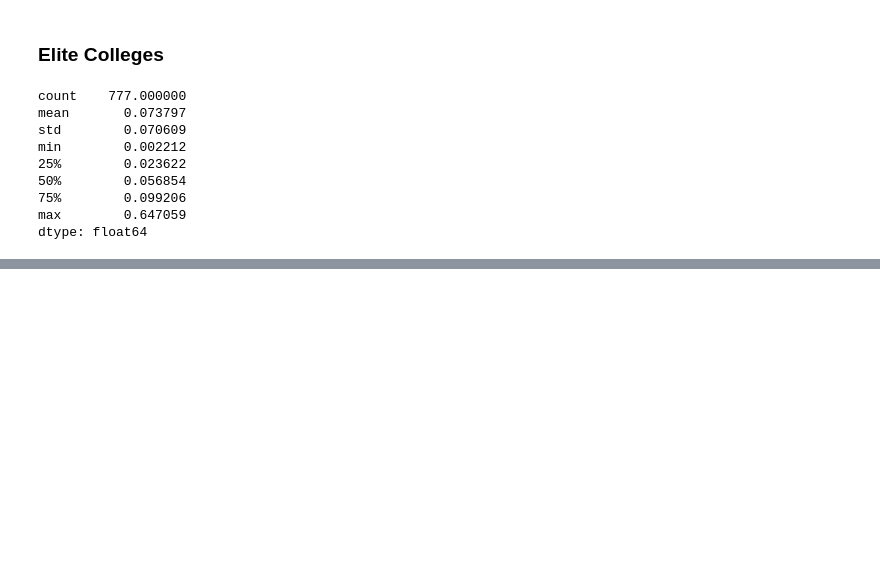
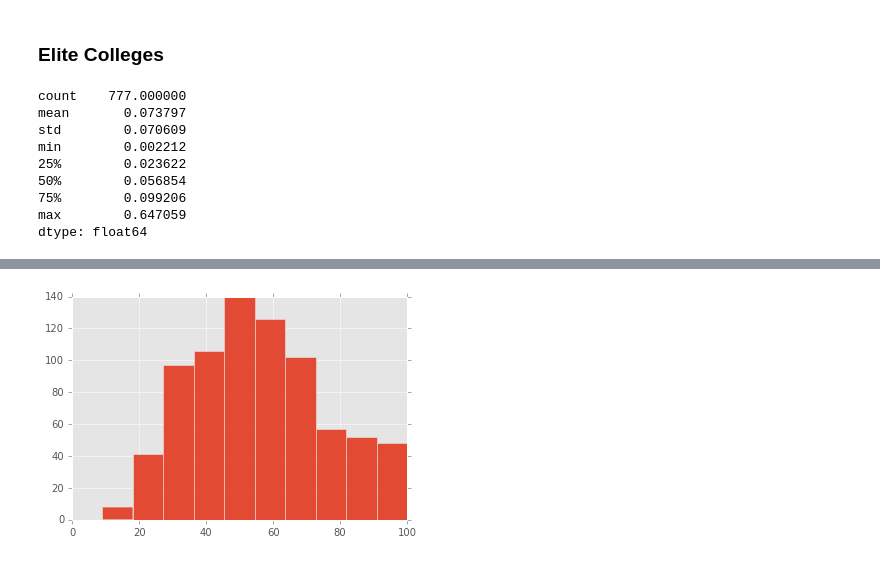
Before and after one commit to mervekovan/StatisticalLearningExercises, a Jupyter notebook: SL-ch2-eg8.ipynb, the cells around one changed output, grey strips where cells are left out. Saved outputs shown, nothing was run; the diff lists cells and outputs as text; code cells hidden in the pictures; blank space fills up the shorter version.

```diff
--- a/SL-ch2-eg8.ipynb
+++ b/SL-ch2-eg8.ipynb
@@ -198,0 +177,4 @@ Name: Outstate, dtype: float64
+# %%
+college.Top25perc.hist();
+# %% [output]
+[figure, added]
```
Also changed, not shown: parts of 9 cells of this notebook.
